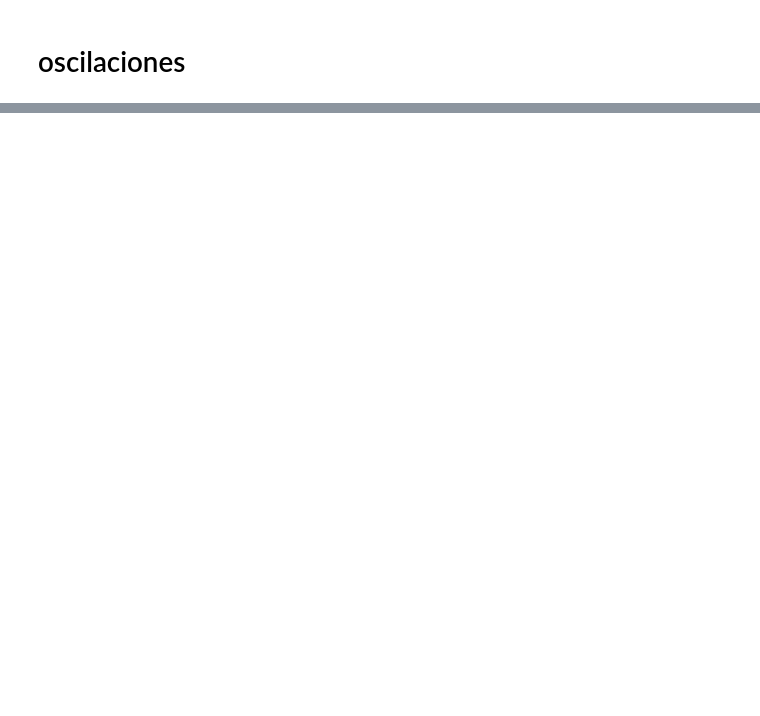
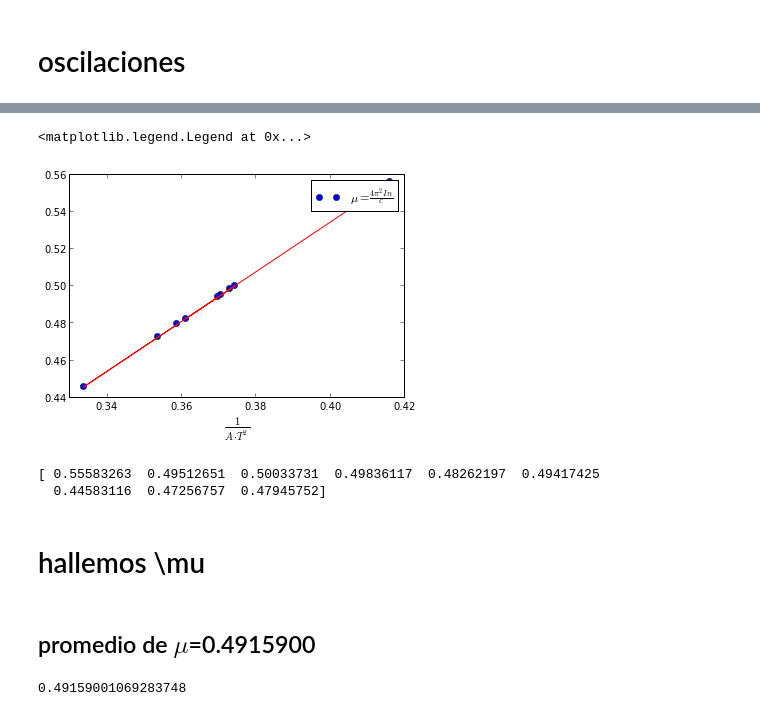
Before and after one commit to daniel-lozano/lab-intermedio, a Jupyter notebook: torque/Magnetico.ipynb, the cells around one changed output, grey strips where cells are left out. Cells and saved outputs as stored; diff of their text form; code cells hidden in the pictures; blank space fills up the shorter version.

```diff
--- a/torque/Magnetico.ipynb
+++ b/torque/Magnetico.ipynb
@@ -9,4 +9,5 @@ m1=139.8/1000#grs
 m2=1.6/1000#grs
 c=0.00137#tesla/ampere
 R=2.88#cm
-I=(2/5)*m1*(R/100)**2
+I=2*m1*(R**2)/50000
+print 2*m1*(R**2)/50000,I
@@ -61,2 +102,11 @@ ylabel("$ \mu $",rotation="horizontal",size=20)
 # %% [markdown]
 # oscilaciones
+# %%
+#a=4*pi*pi*I/(c*A*T**2)
+
+A=[0.5,1.0,1.5,2.0,2.5,3.0,3.5,1.3,3.7]
+T=[43.86 , 32.86 , 26.69 , 23.16 , 21.05 , 18.99 , 18.51 , 29.5 ,17.36]
+M2=zeros(len(A),dtype="float")
+# %%
+for i in range(len(T)):
+    T[i]=T[i]/20
@@ -62,0 +120,10 @@ ylabel("$ \mu $",rotation="horizontal",size=20)
+# %%
+for i in range(len(A)):
+    M2[i]=f2(T[i],A[i])
+    print f2(T[i],A[i])
+
+#se define 1/A*T**2
+uno_AT=zeros(len(A),dtype="float")
+
+for i in range(len(A)):
+    uno_AT[i]=1/(A[i]*T[i]**2)
@@ -62,0 +140,23 @@ ylabel("$ \mu $",rotation="horizontal",size=20)
+# %%
+#a=4*pi*pi*I/(c*A*T**2) M=4($\pi^{2}$)In / c"
+plot(uno_AT,M2,"bo",label="$\mu=\\frac{4\pi^{2}In}{c}$")
+plot(uno_AT,M2,"r")
+xlabel("$ \\frac{1}{A\cdot T^{2}}$",size=15)
+
+legend()
+# %% [output]
+<matplotlib.legend.Legend at 0x...>
+[figure, added]
+# %%
+print M2
+# %% [output]
+[ 0.55583263  0.49512651  0.50033731  0.49836117  0.48262197  0.49417425
+  0.44583116  0.47256757  0.47945752]
+# %% [markdown]
+# hallemos \mu
+# %% [markdown]
+## promedio de $\mu$=0.4915900
+# %%
+mean(M2)
+# %% [output]
+0.49159001069283748
```
Also changed, not shown: parts of 25 cells of this notebook.
